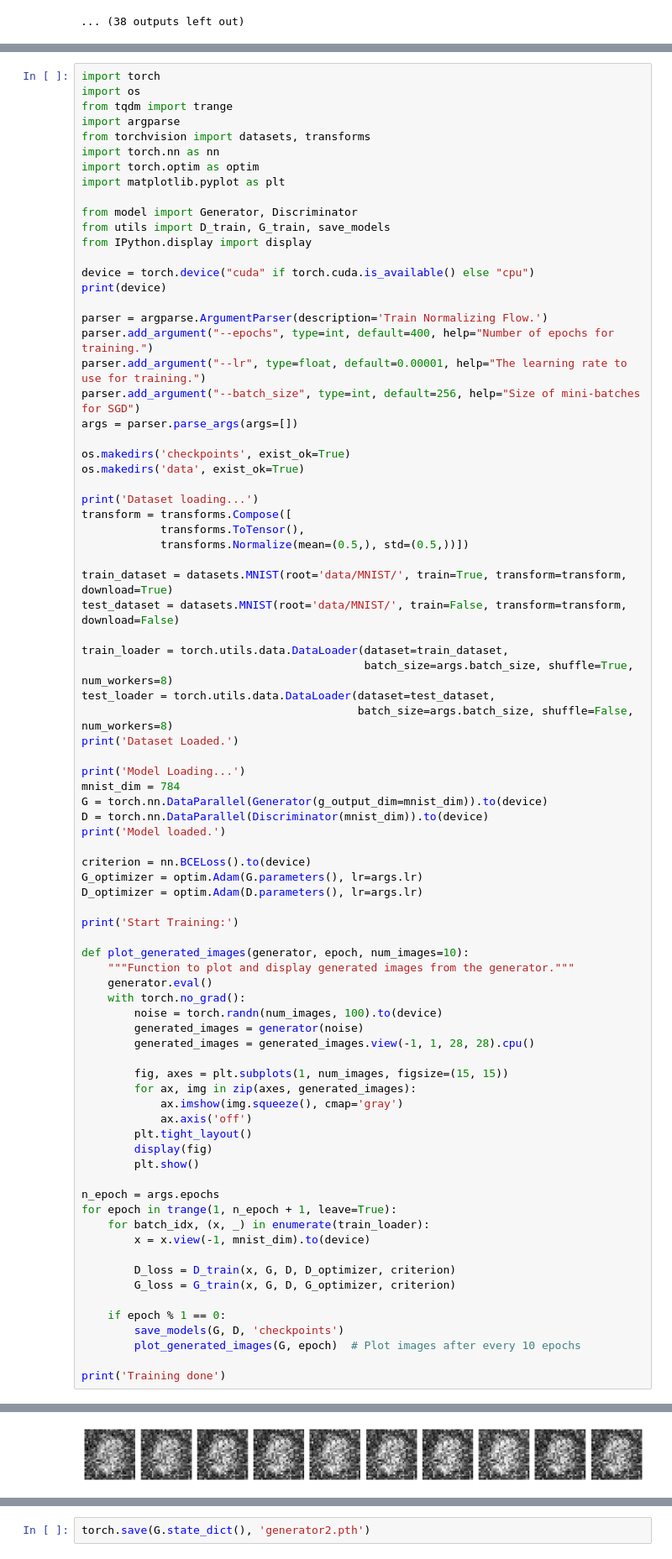
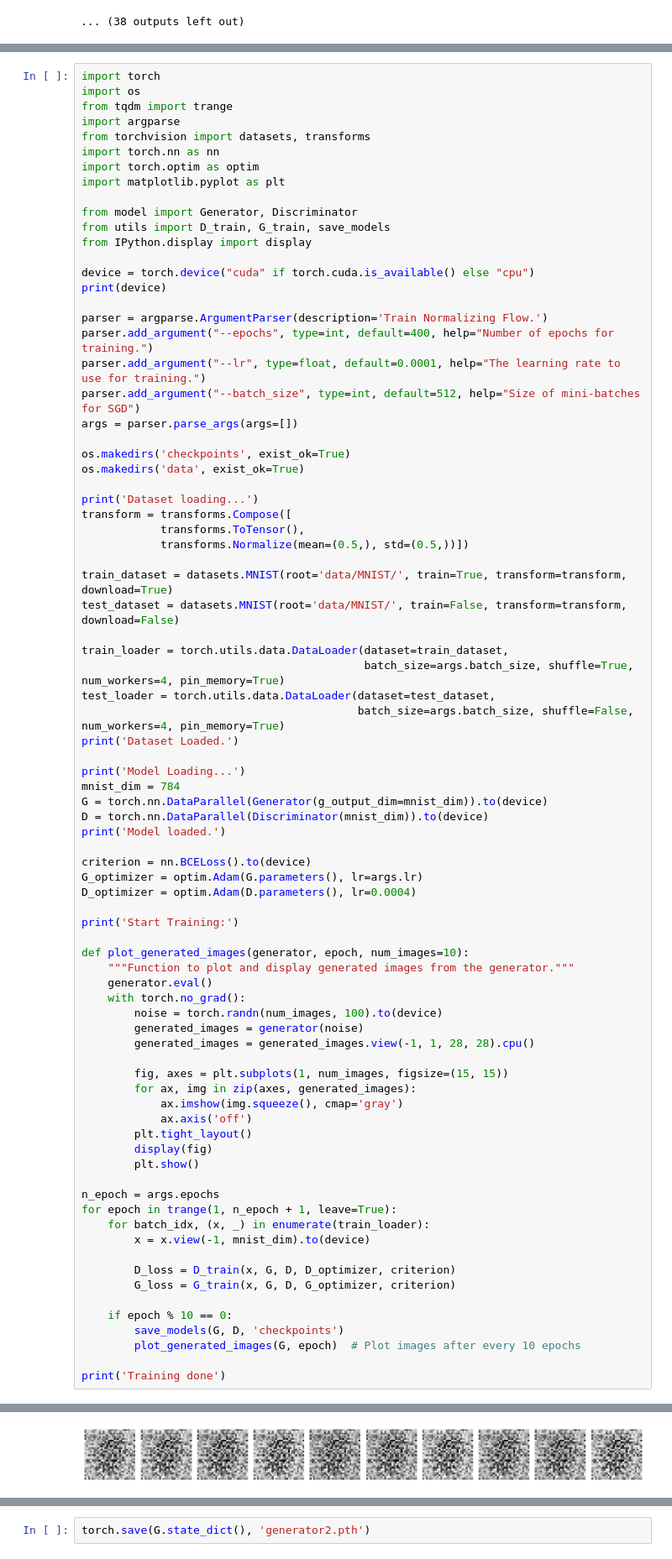
Before and after one commit to lukalafaye/Kaggle, a Jupyter notebook: gan-mnist-dslab2.ipynb, the cells around one changed output, grey strips where cells are left out. Shown at 84% size. Saved outputs shown, nothing was run; the diff lists cells and outputs as text.

```diff
--- a/gan-mnist-dslab2.ipynb
+++ b/gan-mnist-dslab2.ipynb
@@ -91,8 +93,8 @@ print(device)
 
 parser = argparse.ArgumentParser(description='Train Normalizing Flow.')
 parser.add_argument("--epochs", type=int, default=400, help="Number of epochs for training.")
-parser.add_argument("--lr", type=float, default=0.00001, help="The learning rate to use for training.")
-parser.add_argument("--batch_size", type=int, default=256, help="Size of mini-batches for SGD")
+parser.add_argument("--lr", type=float, default=0.0001, help="The learning rate to use for training.")
+parser.add_argument("--batch_size", type=int, default=512, help="Size of mini-batches for SGD")
 args = parser.parse_args(args=[])
 
 os.makedirs('checkpoints', exist_ok=True)
@@ -107,9 +109,9 @@ train_dataset = datasets.MNIST(root='data/MNIST/', train=True, transform=transfo
 test_dataset = datasets.MNIST(root='data/MNIST/', train=False, transform=transform, download=False)
 
 train_loader = torch.utils.data.DataLoader(dataset=train_dataset,
-                                           batch_size=args.batch_size, shuffle=True, num_workers=8)
+                                           batch_size=args.batch_size, shuffle=True, num_workers=4, pin_memory=True)
 test_loader = torch.utils.data.DataLoader(dataset=test_dataset,
-                                          batch_size=args.batch_size, shuffle=False, num_workers=8)
+                                          batch_size=args.batch_size, shuffle=False, num_workers=4, pin_memory=True)
 print('Dataset Loaded.')
 
 print('Model Loading...')
@@ -120,7 +122,7 @@ print('Model loaded.')
 
 criterion = nn.BCELoss().to(device)
 G_optimizer = optim.Adam(G.parameters(), lr=args.lr)
-D_optimizer = optim.Adam(D.parameters(), lr=args.lr)
+D_optimizer = optim.Adam(D.parameters(), lr=0.0004)
 
 print('Start Training:')
 
@@ -132,32 +134,32 @@ def plot_generated_images(generator, epoch, num_images=10):
         generated_images = generator(noise)
         generated_images = generated_images.view(-1, 1, 28, 28).cpu()
 
         fig, axes = plt.subplots(1, num_images, figsize=(15, 15))
         for ax, img in zip(axes, generated_images):
             ax.imshow(img.squeeze(), cmap='gray')
             ax.axis('off')
         plt.tight_layout()
         display(fig)
         plt.show()
 
 n_epoch = args.epochs
 for epoch in trange(1, n_epoch + 1, leave=True):
     for batch_idx, (x, _) in enumerate(train_loader):
         x = x.view(-1, mnist_dim).to(device)
 
         D_loss = D_train(x, G, D, D_optimizer, criterion)
         G_loss = G_train(x, G, D, G_optimizer, criterion)
 
-    if epoch % 1 == 0:
+    if epoch % 10 == 0:
         save_models(G, D, 'checkpoints')
         plot_generated_images(G, epoch)  # Plot images after every 10 epochs
 
 print('Training done')
 # %% [output]
 cuda
 Dataset loading...
 Dataset Loaded.
 Model Loading...
 Model loaded.
 Start Training:
-[figure, old version]
+[figure, new version]
```
Also changed, not shown: parts of 3 cells of this notebook.
